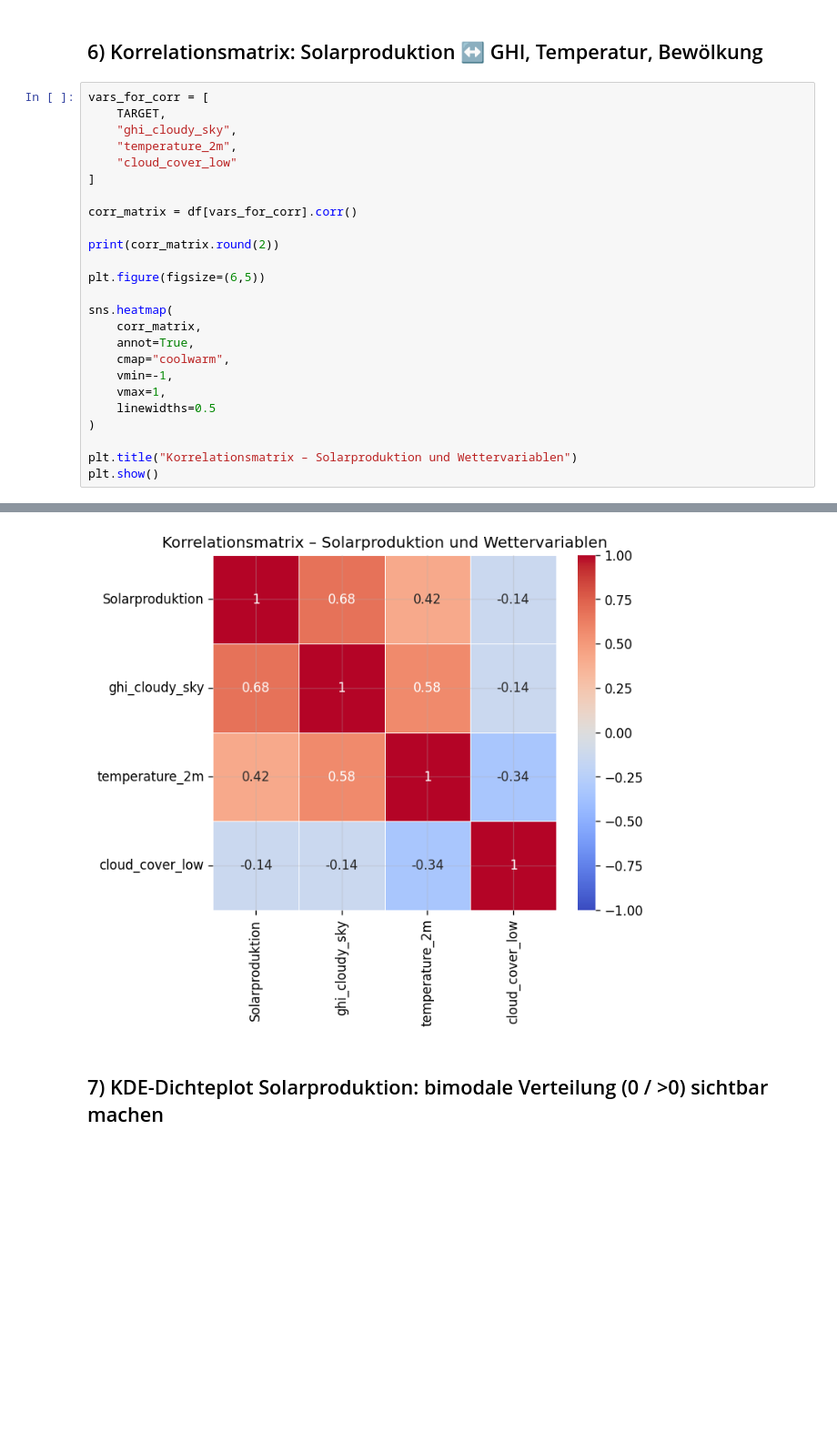
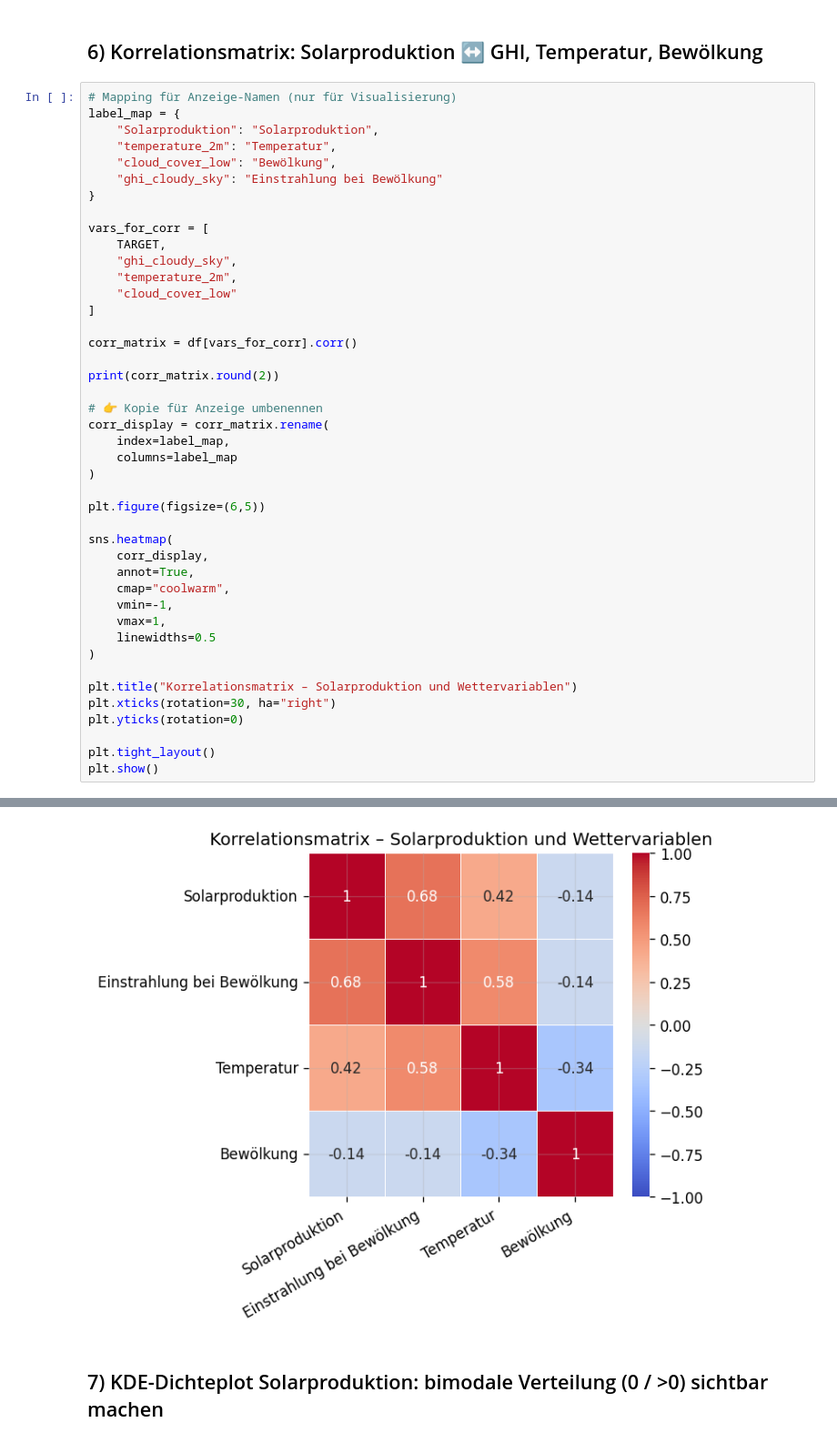
Before and after one commit to Anni075/KI-Project, a Jupyter notebook: notebooks/01_univariate_analyse.ipynb, the cells around one changed output, grey strips where cells are left out. Shown at 91% size. Cells and saved outputs as stored; diff of their text form; blank space fills up the shorter version.

Commit message:
again german labels

```diff
--- a/notebooks/01_univariate_analyse.ipynb
+++ b/notebooks/01_univariate_analyse.ipynb
@@ -392,6 +392,14 @@ plt.show()
 # %% [markdown]
 ## 6) Korrelationsmatrix: Solarproduktion ↔ GHI, Temperatur, Bewölkung
 # %%
+# Mapping für Anzeige-Namen (nur für Visualisierung)
+label_map = {
+    "Solarproduktion": "Solarproduktion",
+    "temperature_2m": "Temperatur",
+    "cloud_cover_low": "Bewölkung",
+    "ghi_cloudy_sky": "Einstrahlung bei Bewölkung"
+}
+
 vars_for_corr = [
     TARGET,
     "ghi_cloudy_sky",
@@ -400,35 +408,45 @@ vars_for_corr = [
 ]
 
 corr_matrix = df[vars_for_corr].corr()
 
 print(corr_matrix.round(2))
 
+# 👉 Kopie für Anzeige umbenennen
+corr_display = corr_matrix.rename(
+    index=label_map,
+    columns=label_map
+)
+
 plt.figure(figsize=(6,5))
 
 sns.heatmap(
-    corr_matrix,
+    corr_display,
     annot=True,
     cmap="coolwarm",
     vmin=-1,
     vmax=1,
     linewidths=0.5
 )
 
 plt.title("Korrelationsmatrix – Solarproduktion und Wettervariablen")
+plt.xticks(rotation=30, ha="right")
+plt.yticks(rotation=0)
+
+plt.tight_layout()
 plt.show()
 # %% [output]
                  Solarproduktion  ghi_cloudy_sky  temperature_2m  \
 Solarproduktion             1.00            0.68            0.42
 ghi_cloudy_sky              0.68            1.00            0.58
 temperature_2m              0.42            0.58            1.00
 cloud_cover_low            -0.14           -0.14           -0.34
 
                  cloud_cover_low
 Solarproduktion            -0.14
 ghi_cloudy_sky             -0.14
 temperature_2m             -0.34
 cloud_cover_low             1.00
-[figure, old version]
+[figure, new version]
 # %% [markdown]
 ## 7) KDE-Dichteplot Solarproduktion: bimodale Verteilung (0 / >0) sichtbar machen
 # %%
```
